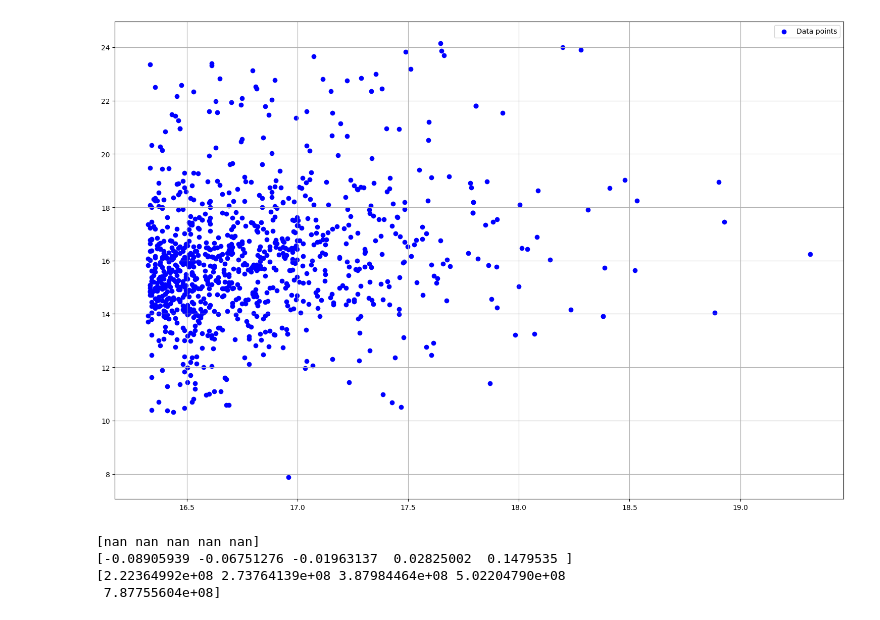
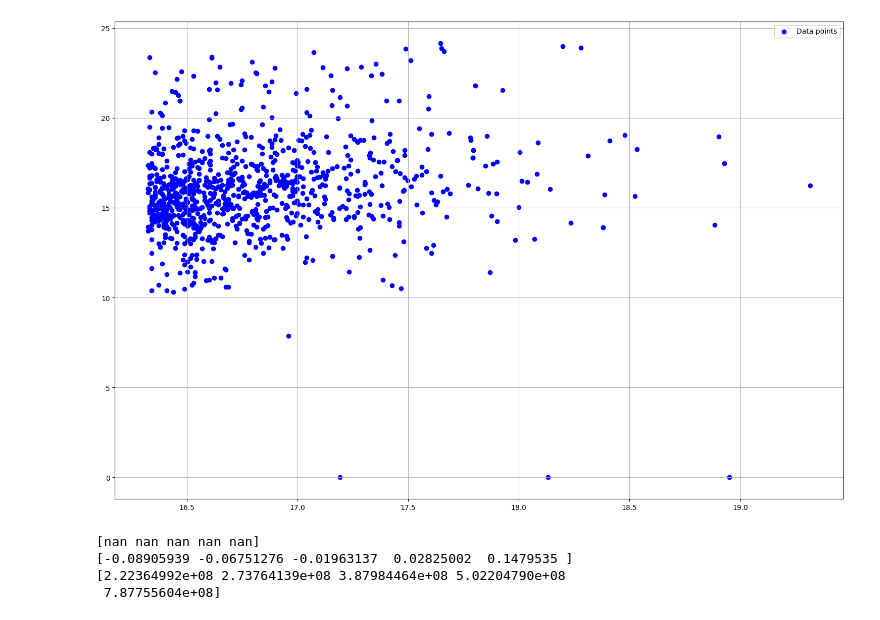
Before and after one commit to Potter943/code_memory, a Jupyter notebook: Assignment2.ipynb, the cells around one changed output. Drawn from its saved outputs; the diff is of its cells as text; code cells hidden in the pictures.

```diff
--- a/Assignment2.ipynb
+++ b/Assignment2.ipynb
@@ -3,26 +3,26 @@
 # %%
 import pandas as pd
 import numpy as np
 import matplotlib.pyplot as plt
 
 file = pd.read_csv(r"/content/Global_YouTube_Statistics.csv", encoding='latin-1')
 file = file.dropna(subset=['subscribers', 'video views', 'uploads'])
 file = file[file['uploads'] != 0]
 
 subscribers = file['subscribers'].astype(float).to_numpy()
 views = file['video views'].astype(float).to_numpy()
 uploads = file['uploads'].astype(float).to_numpy()
 
 average_view = np.divide(views,uploads)
 
 plt.figure(figsize = (15,10))
-plt.scatter(np.log(subscribers),np.log(average_view),color = 'blue',label = 'Data points')
+plt.scatter(np.log1p(subscribers),np.log1p(average_view),color = 'blue',label = 'Data points')
 plt.legend()
 plt.grid(True)
 plt.tight_layout()
 plt.show()
 # %% [output]
-[figure, old version]
+[figure, new version]
 # %%
 import pandas as pd
 import numpy as np
```
